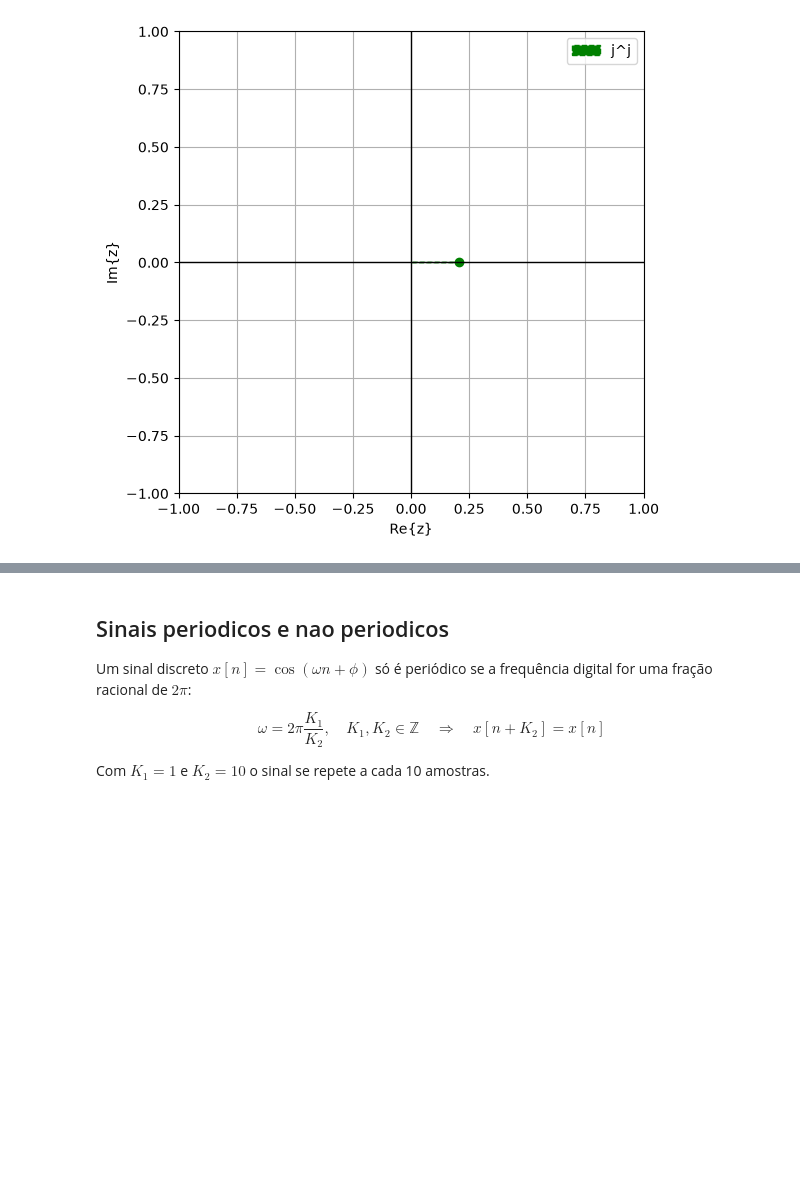
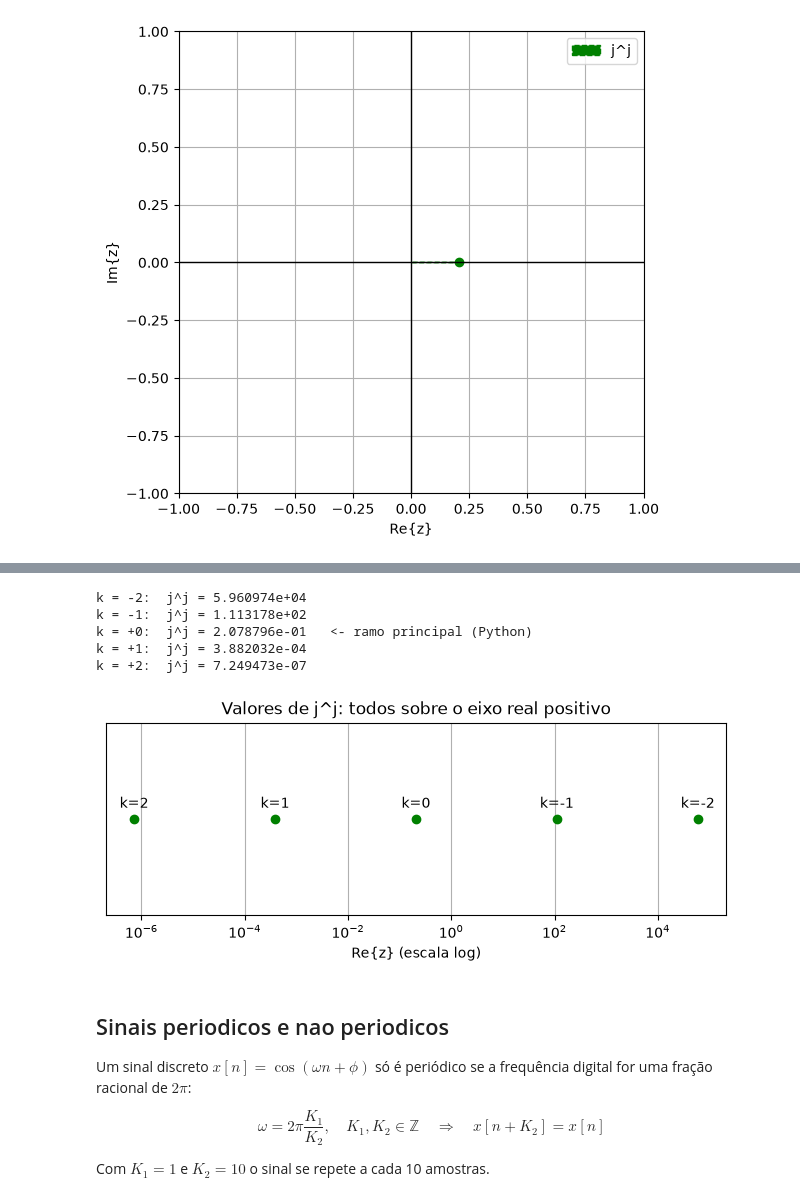
Before and after one commit to sandroxavierdeveloper/2026-2-INF0413-SignalProcessing, a Jupyter notebook: assets/labs/le05_complex-exponentials/le05_complex-numbers.ipynb, the cells around one changed output, grey strips where cells are left out. Drawn from its saved outputs; the diff is of its cells as text; code cells hidden in the pictures; blank space fills up the shorter version.

```diff
--- a/assets/labs/le05_complex-exponentials/le05_complex-numbers.ipynb
+++ b/assets/labs/le05_complex-exponentials/le05_complex-numbers.ipynb
@@ -196,3 +353,26 @@ e^(-pi/2) = 0.20787957635076193
+# %%
+ks = np.arange(-2, 3)
+valores = np.e ** (-(MY_PI/2 + 2*MY_PI*ks))
+for k, v in zip(ks, valores):
+    print(f"k = {k:+d}:  j^j = {v:.6e}" + ("   <- ramo principal (Python)" if k == 0 else ""))
+
+fig, ax = plt.subplots(figsize=(8, 2.5))
+ax.plot(valores, np.zeros_like(valores), 'go')
+for k, v in zip(ks, valores):
+    ax.annotate(f'k={k}', (v, 0), textcoords='offset points', xytext=(0, 8), ha='center')
+ax.set_xscale('log')
+ax.set_yticks([])
+ax.set_xlabel('Re{z} (escala log)')
+ax.set_title('Valores de j^j: todos sobre o eixo real positivo')
+ax.grid(True)
+plt.show()
+# %% [output]
+k = -2:  j^j = 5.960974e+04
+k = -1:  j^j = 1.113178e+02
+k = +0:  j^j = 2.078796e-01   <- ramo principal (Python)
+k = +1:  j^j = 3.882032e-04
+k = +2:  j^j = 7.249473e-07
+[figure, added]
 # %% [markdown]
 ## Sinais periodicos e nao periodicos
 
```
Also changed, not shown: parts of 13 cells of this notebook, 7 other files.
